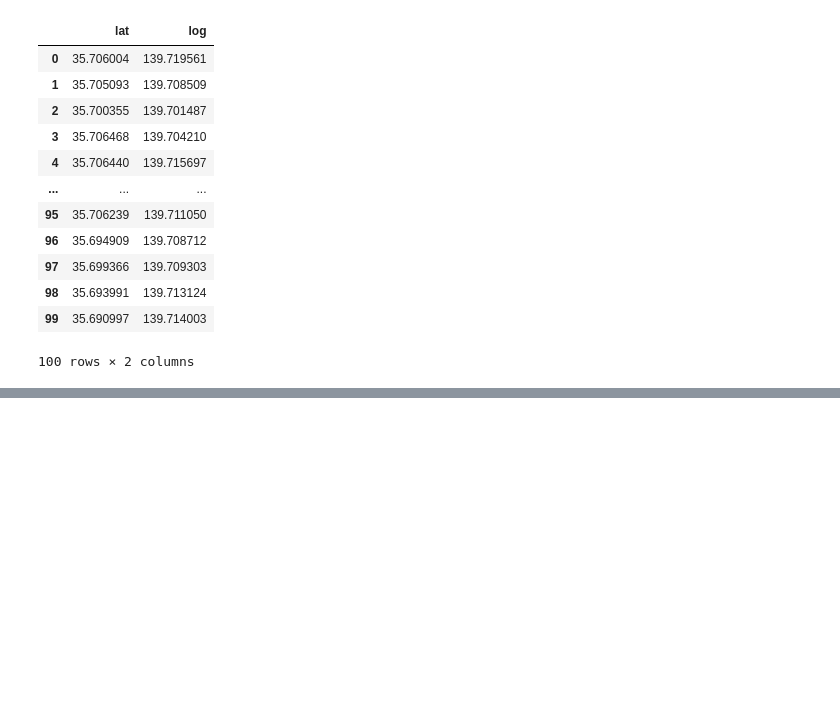
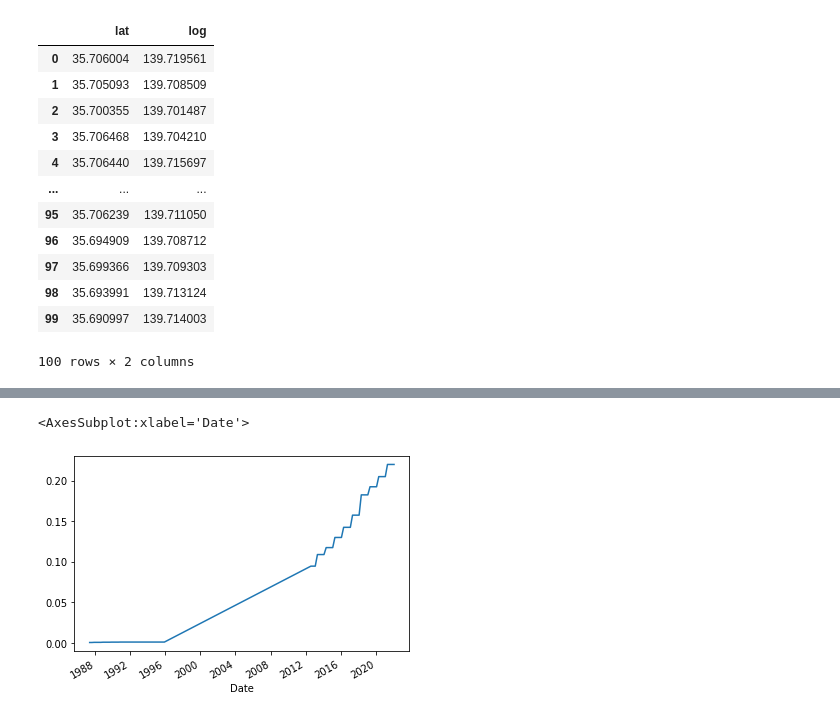
Before and after one commit to bk1923/youtube-streamlit, a Jupyter notebook: Untitled.ipynb, the cells around one changed output, grey strips where cells are left out. Saved outputs shown, nothing was run; the diff lists cells and outputs as text; code cells hidden in the pictures; blank space fills up the shorter version.

```diff
--- a/Untitled.ipynb
+++ b/Untitled.ipynb
@@ -37,0 +204,2 @@ df
+# %%
+aapl = yf.Ticker('AAPL')
@@ -37,0 +236,5 @@ df
+# %%
+aapl.dividends.plot()
+# %% [output]
+<AxesSubplot:xlabel='Date'>
+[figure, added]
```
Also changed, not shown: parts of 31 cells of this notebook, 2 other files.
